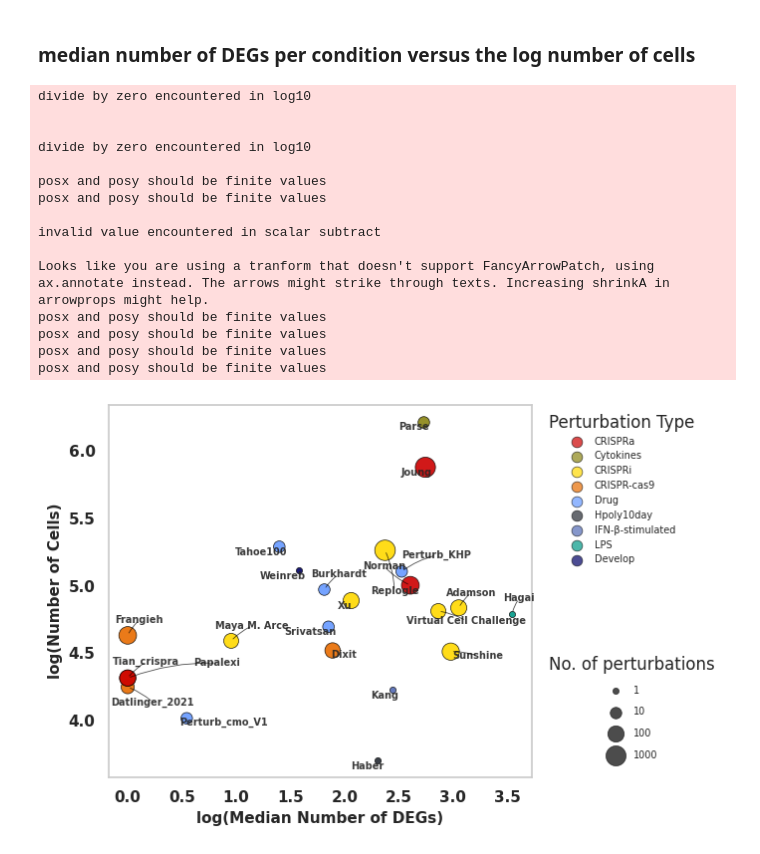
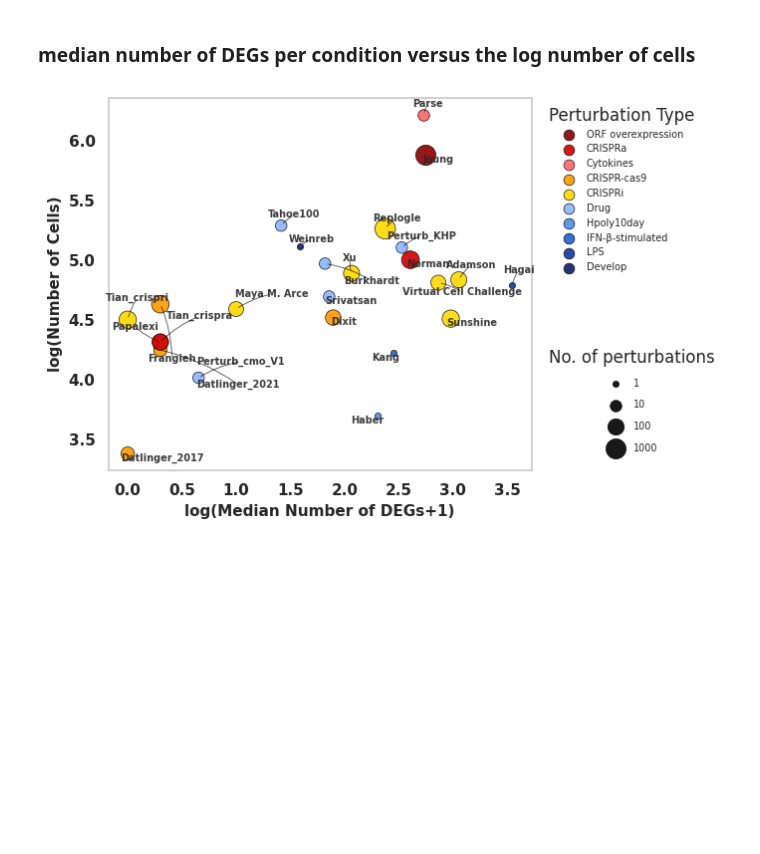
Before and after one commit to TianGzlab/scPerturbBench, a Jupyter notebook: Plots/Fig1.ipynb, the cells around one changed output. Saved outputs shown, nothing was run; the diff lists cells and outputs as text; code cells hidden in the pictures; blank space fills up the shorter version.

```diff
--- a/Plots/Fig1.ipynb
+++ b/Plots/Fig1.ipynb
@@ -331,6 +331,8 @@ import numpy as np
 import seaborn as sns
 from adjustText import adjust_text
 
+plt.rcParams['pdf.fonttype'] = 42
+plt.rcParams['ps.fonttype'] = 42
 
 # Read the data
 table1 = pd.read_csv('/home/yunlin/projects/perturb_model/lanxiang_model/model_check/dataset_summary/Table 1.csv')
@@ -366,19 +368,21 @@ merged_data['n_cells'] = merged_data['Sub_n_obs × n_vars'].str.split(' × ').st
 merged_data['n_perturbations'] = merged_data['Sub_No. of perturbations']
 
 # Create the scatterplot
-plt.figure(figsize=(7, 4.5))  # Increased figure size for better label spacing
+plt.figure(figsize=(7, 4.5))  # Changed from (12, 8) to match second code
 
 # Create a color map for perturbation types based on strength
+# Keep original colors from first code
 color_map = {
+    'ORF overexpression': '#8B0000',
     'CRISPRa': '#CC0000',
-    'Cytokines': "#8B8513AA",
+    'Cytokines': '#FF6666',
+    'CRISPR-cas9': '#FF9900',
     'CRISPRi': '#FFD900',
-    'CRISPR-cas9': "#E86C00C5",
-    'Drug': '#6699FF',
-    'Hpoly10day': "#262B3490",
-    'IFN-β-stimulated': "#536BB5",
-    'LPS': "#009987CD",
-    'Develop': '#000066',
+    'Drug': '#8CB6FF',
+    'Hpoly10day': '#4F8FEA',
+    'IFN-β-stimulated': '#1F5FCC',
+    'LPS': '#123A9E',
+    'Develop': '#0A1F66',
 }
 
 # Dataset name mapping
@@ -427,7 +431,7 @@ for ptype in merged_data['Sub_Perturbation type'].unique():
         color = color_map.get(ptype, '#808080')
 
         scatter = plt.scatter(
-            np.log10(subset['median_degs']),
+            np.log10(subset['median_degs']+1),  # Keep +1 from first code
             np.log10(subset['n_cells']),
             c=color,
             s=np.maximum(np.log10(subset['n_perturbations']) * 70, 20),  # Size based on log(n_perturbations), minimum 20
@@ -439,9 +443,9 @@ for ptype in merged_data['Sub_Perturbation type'].unique():
 
         # Store scatter points and create text labels
         for i, (idx, row) in enumerate(subset.iterrows()):
-            if not pd.isna(row['median_degs']):
+            if not pd.isna(row['median_degs']+1):
                 dataset_label = DATASET_NAME_MAP.get(row['deg_dataset_name'], row['deg_dataset_name'])
-                x_pos = np.log10(row['median_degs'])
+                x_pos = np.log10(row['median_degs']+1)  # Keep +1 from first code
                 y_pos = np.log10(row['n_cells'])
 
                 # Store the actual scatter point position
@@ -459,75 +463,61 @@ adjust_text(texts,
            x=[point[0] for point in scatter_points],
            y=[point[1] for point in scatter_points],
            arrowprops=dict(arrowstyle='-', color='black', alpha=0.7, lw=0.6,
-                          connectionstyle="arc3,rad=0.1"),
-           expand_points=(4.0, 4.0),
-           expand_text=(3.5, 3.5),
-           force_points=6.0,
-           force_text=7.0,
-           force_objects=6.0,
-           lim=1000,
-           precision=0.01,
-           only_move={'points':'', 'text':'xy'},
-           avoid_points=True,
-           avoid_self=True)
+                          connectionstyle="arc3,rad=0.1"),  # Slight curve to arrows
+           expand_points=(4.0, 4.0),    # Larger expansion around points
+           expand_text=(3.5, 3.5),     # Larger expansion around text
+           force_points=6.0,           # Stronger repulsion from points
+           force_text=7.0,             # Stronger repulsion between texts
+           force_objects=6.0,          # Repulsion from other plot objects
+           lim=1000,                   # More iterations for better placement
+           precision=0.01,             # Higher precision
+           only_move={'points':'', 'text':'xy'},  # Allow text to move in both directions
+           avoid_points=True,          # Avoid overlapping with scatter points
+           avoid_self=True)            # Avoid self-intersection
 
 # Set axis labels with consistent font size and weight
-plt.xlabel('log(Median Number of DEGs)', fontsize=11, fontweight='bold')
+plt.xlabel('log(Median Number of DEGs+1)', fontsize=11, fontweight='bold')
 plt.ylabel('log(Number of Cells)', fontsize=11, fontweight='bold')
-plt.title('')
+plt.title('')  # Remove title like second code
 
 # Create color legend for perturbation types ordered by strength (red to blue)
-perturbation_order = ['CRISPRa', 'Cytokines', 'CRISPRi', 'CRISPR-cas9', 'Drug', 'Hpoly10day', 'IFN-β-stimulated', 'LPS', 'Develop']
+perturbation_order = ['ORF overexpression', 'CRISPRa', 'Cytokines', 'CRISPR-cas9', 'CRISPRi', 'Drug', 'Hpoly10day', 'IFN-β-stimulated', 'LPS', 'Develop']
 color_legend_handles = []
 color_legend_labels = []
 
 for ptype in perturbation_order:
     if ptype in merged_data['Sub_Perturbation type'].values:
         color = color_map.get(ptype, '#808080')
-        handle = plt.scatter([], [], c=color, s=60, alpha=0.7, edgecolors='black', linewidth=0.5)
+        handle = plt.scatter([], [], c=color, s=60, alpha=0.9, edgecolors='black', linewidth=0.5)
         color_legend_handles.append(handle)
         color_legend_labels.append(ptype)
 
 # Create legends without frames
 color_legend = plt.legend(handles=color_legend_handles, labels=color_legend_labels,
                          bbox_to_anchor=(1.02, 1), loc='upper left', title='Perturbation Type',
                          frameon=False, fontsize=7)
 plt.gca().add_artist(color_legend)
 
 # Create size legend for number of perturbations (positioned lower)
 size_values = [1, 10, 100, 1000]
 size_legend_elements = []
 for val in size_values:
     size = max(np.log10(val) * 70, 20)  # Same formula as in scatter plot
-    size_legend_elements.append(plt.scatter([], [], s=size, c='black', alpha=0.7,
+    size_legend_elements.append(plt.scatter([], [], s=size, c='black', alpha=0.9,
                                           edgecolors='black', linewidth=0.5,
                                           label=f'{val}'))
 
 size_legend = plt.legend(handles=size_legend_elements,
                         bbox_to_anchor=(1.02, 0.35), loc='upper left',
                         title='No. of perturbations', labelspacing=1.2,
                         frameon=False, fontsize=7)
 
-plt.grid(False)
+plt.grid(False)  # Changed from grid(True) to grid(False)
 plt.tight_layout()
 plt.yticks(fontsize=11, fontweight='bold')
 plt.xticks(fontsize=11, fontweight='bold')
 
+# Save the plot
 plt.show()
 # %% [output]
-divide by zero encountered in log10
-
-
-divide by zero encountered in log10
-
-posx and posy should be finite values
-posx and posy should be finite values
-
-invalid value encountered in scalar subtract
-
-Looks like you are using a tranform that doesn't support FancyArrowPatch, using ax.annotate instead. The arrows might strike through texts. Increasing shrinkA in arrowprops might help.
-posx and posy should be finite values
-posx and posy should be finite values
-posx and posy should be finite values
-posx and posy should be finite values
-[figure, old version]
+[figure, new version]
```
Also changed, not shown: 1 other file.
